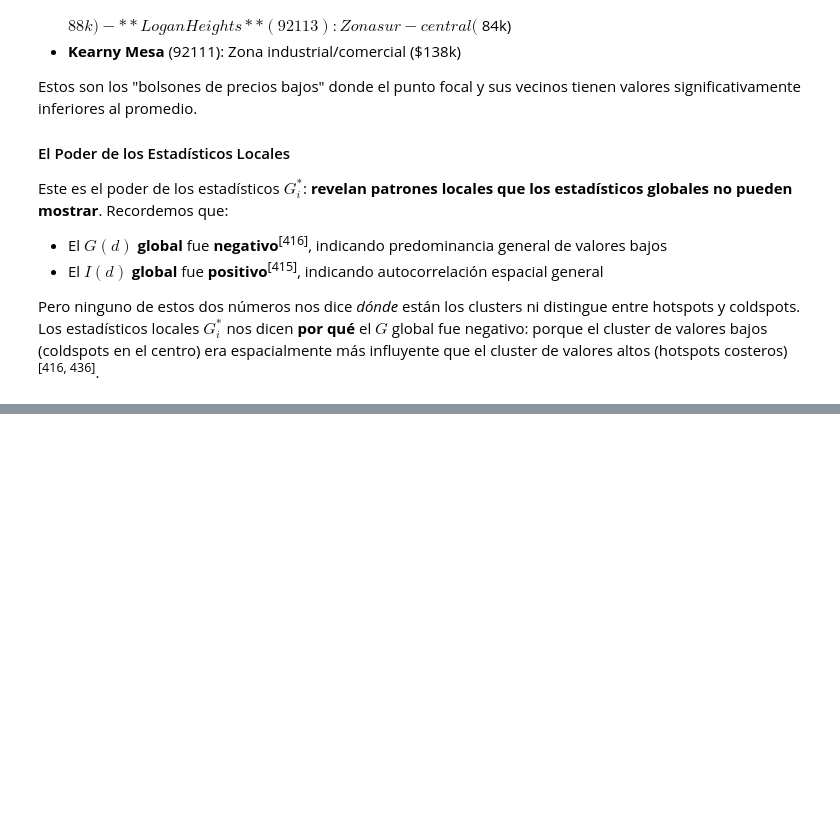
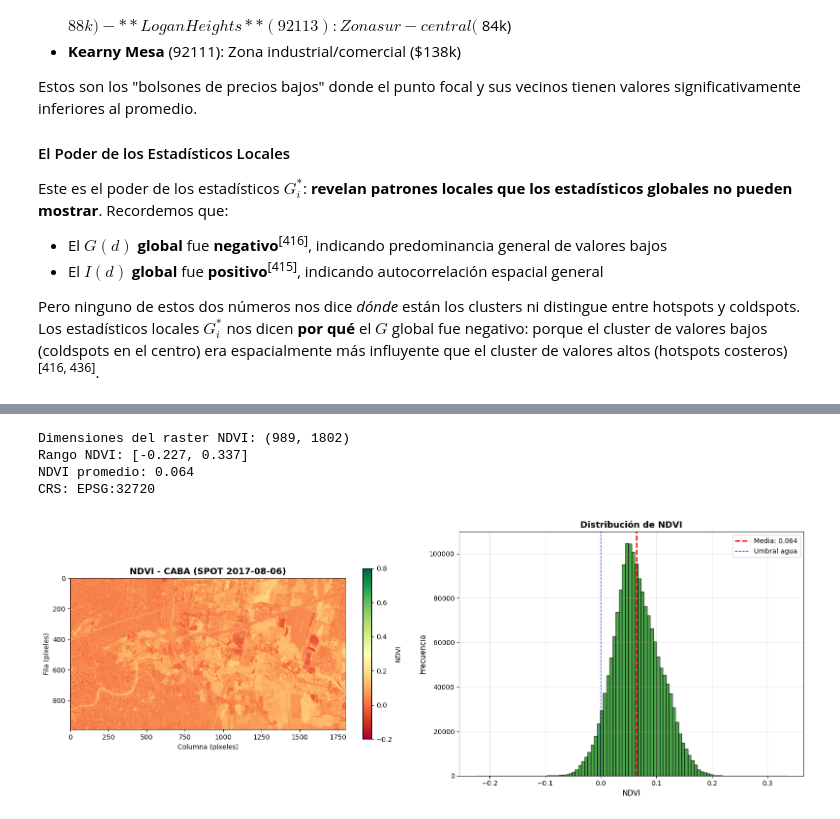
Before and after one commit to eltanook/tp2_datos_espaciales_nadal_lourido, a Jupyter notebook: tp_final_G.ipynb, the cells around one changed output, grey strips where cells are left out. Cells and saved outputs as stored; diff of their text form; code cells hidden in the pictures; blank space fills up the shorter version.

```diff
--- a/tp_final_G.ipynb
+++ b/tp_final_G.ipynb
@@ -613,0 +673,52 @@ Las referencias numéricas (ej. [3], [46], [460]) corresponden a páginas o elem
+# %%
+# Cargar imagen SPOT de CABA (procesada en ADE08)
+raster_path = '../data/raw_data/SPOT_20170806_MS_p.tif'
+
+with rasterio.open(raster_path) as src:
+    # Leer todas las bandas
+    img = src.read()
+    transform = src.transform
+    crs = src.crs
+
+    # Bandas SPOT: 1=NIR, 2=R, 3=G, 4=B
+    # Calcular NDVI: (NIR - R) / (NIR + R)
+    nir = img[0].astype(float)
+    red = img[1].astype(float)
+    ndvi = (nir - red) / (nir + red + 1e-10)
+
+    # Obtener máscara de nodata
+    ndvi_valid = ndvi[(ndvi > -1) & (ndvi < 1)]
+
+print(f"Dimensiones del raster NDVI: {ndvi.shape}")
+print(f"Rango NDVI: [{ndvi_valid.min():.3f}, {ndvi_valid.max():.3f}]")
+print(f"NDVI promedio: {ndvi_valid.mean():.3f}")
+print(f"CRS: {crs}")
+
+# Visualizar el NDVI
+fig, (ax1, ax2) = plt.subplots(1, 2, figsize=(16, 6))
+
+# Mapa de NDVI
+im1 = ax1.imshow(ndvi, cmap='RdYlGn', vmin=-0.2, vmax=0.8)
+ax1.set_title('NDVI - CABA (SPOT 2017-08-06)', fontsize=13, fontweight='bold')
+ax1.set_xlabel('Columna (píxeles)')
+ax1.set_ylabel('Fila (píxeles)')
+plt.colorbar(im1, ax=ax1, label='NDVI', shrink=0.7)
+
+# Histograma
+ax2.hist(ndvi_valid, bins=100, color='green', alpha=0.7, edgecolor='black')
+ax2.set_xlabel('NDVI', fontsize=11)
+ax2.set_ylabel('Frecuencia', fontsize=11)
+ax2.set_title('Distribución de NDVI', fontsize=13, fontweight='bold')
+ax2.axvline(ndvi_valid.mean(), color='red', linestyle='--', linewidth=2, label=f'Media: {ndvi_valid.mean():.3f}')
+ax2.axvline(0, color='blue', linestyle='--', linewidth=1, label='Umbral agua')
+ax2.legend()
+ax2.grid(True, alpha=0.3)
+
+plt.tight_layout()
+plt.show()
+# %% [output]
+Dimensiones del raster NDVI: (989, 1802)
+Rango NDVI: [-0.227, 0.337]
+NDVI promedio: 0.064
+CRS: EPSG:32720
+[figure, added]
```
Also changed, not shown: parts of 19 cells of this notebook, 3 other files.
